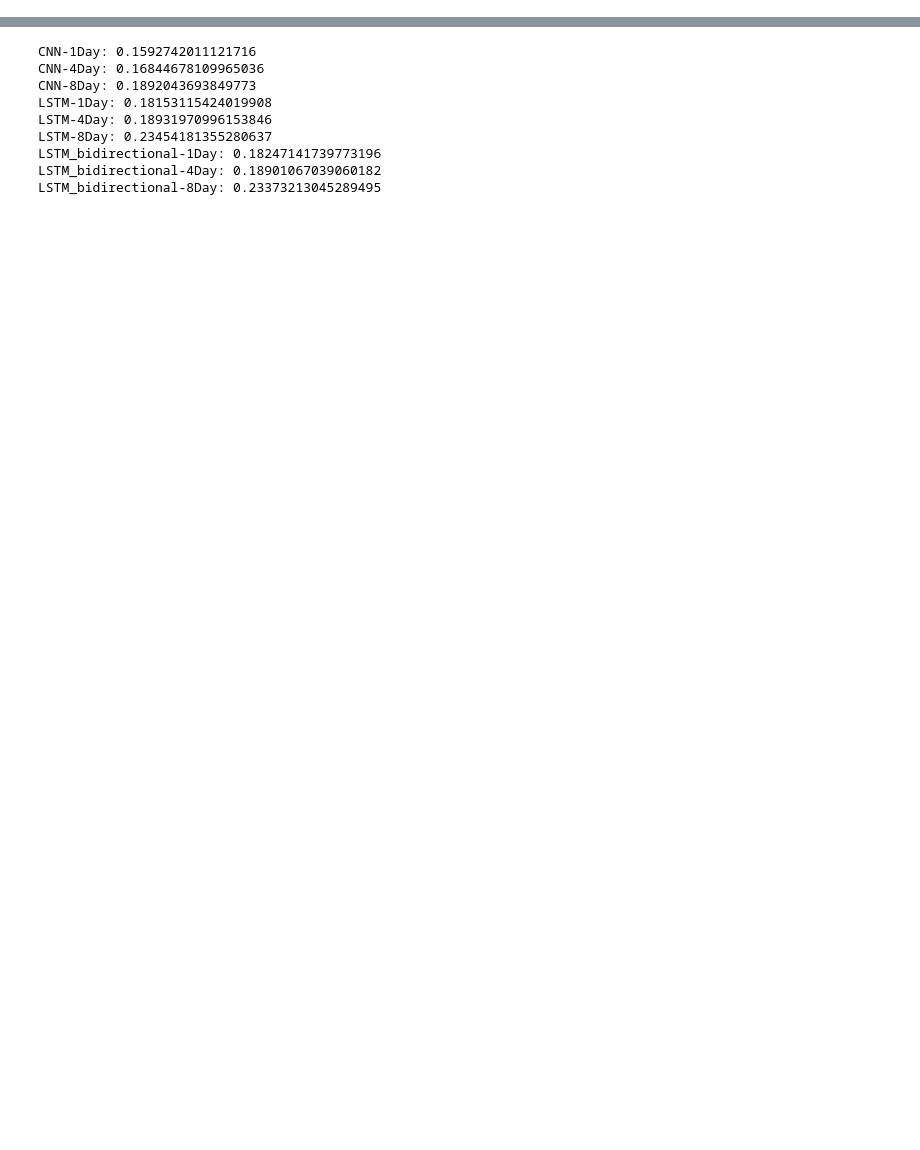
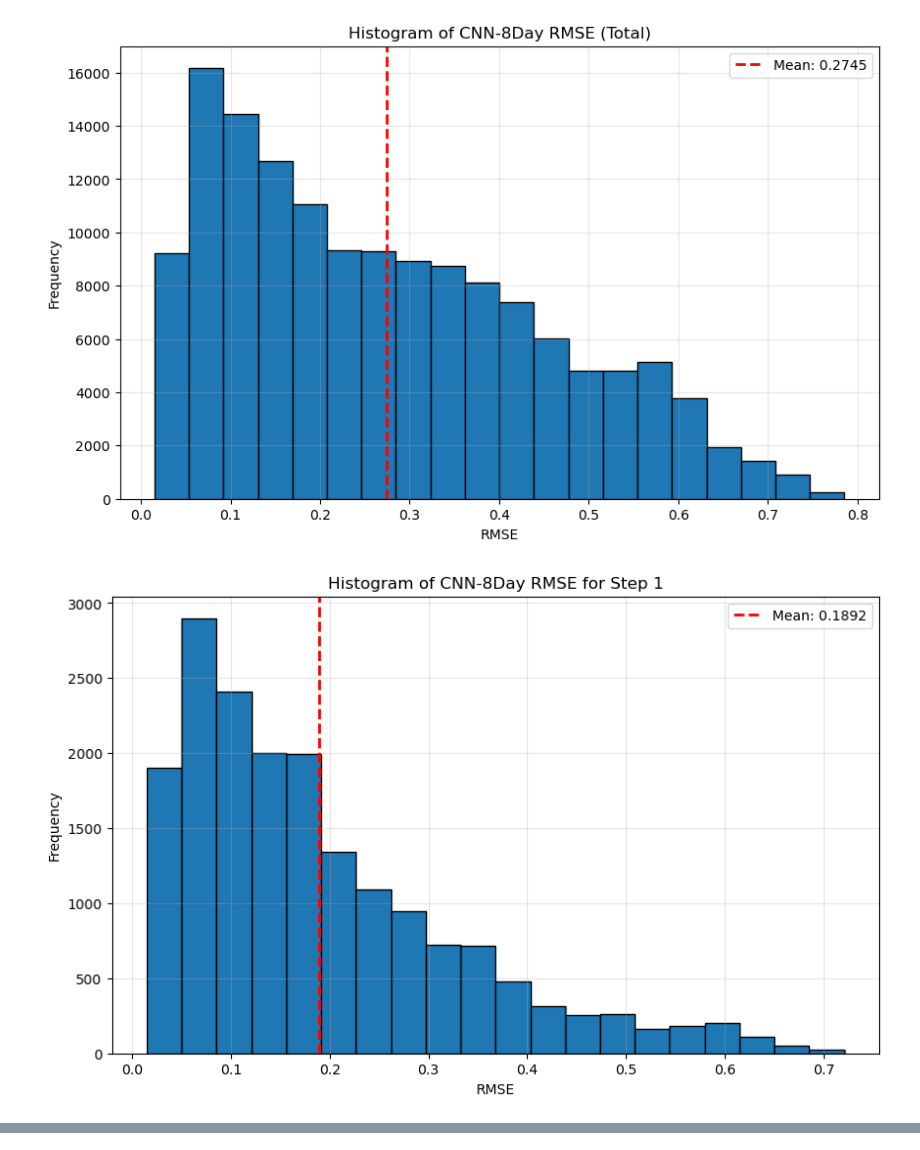
Before and after one commit to paige-marie/cs535_Project, a Jupyter notebook: analysis/Model evaluation.ipynb, the cells around one changed output, grey strips where cells are left out. Drawn from its saved outputs; the diff is of its cells as text; code cells hidden in the pictures; blank space fills up the shorter version.

```diff
--- a/analysis/Model evaluation.ipynb
+++ b/analysis/Model evaluation.ipynb
@@ -60,31 +68,38 @@ def make_histograms(model,instep):
     df_list = []
     for file in csv_files:
         temp_df = pd.read_csv(file)
         df_list.append(temp_df)
 
     df = pd.concat(df_list, ignore_index=True)
 
     for i in range(9):
         if i > 0:
             step_df = df[df['Step'] == i]
             title = f"Histogram of {model}-{instep} RMSE for Step {i}"
             save_file = f"histograms/{model}_{instep}/{model}_{instep}_step{i}.png"
         else:
             step_df = df
             title = f"Histogram of {model}-{instep} RMSE (Total)"
             save_file = f"histograms/{model}_{instep}/{model}_{instep}_total.png"
 
         plt.figure(figsize=(10, 6))
         plt.hist(step_df['Real_NDVI_RMSE'], bins=20, edgecolor='black')
         plt.title(title)
         plt.xlabel('RMSE')
         plt.ylabel('Frequency')
         plt.grid(True, alpha=0.3)
 
+        avg_value=step_df['Real_NDVI_RMSE'].mean()
+
         plt.axvline(avg_value, color='red', linestyle='--', linewidth=2,
             label=f'Mean: {avg_value:.4f}')
+
+        plt.legend()
 
         plt.savefig(save_file)
         plt.show()
 
-make_histograms("LSTM_bidirectional", "8Day")
+make_histograms("CNN", "8Day")
+# %% [output]
+[figure, added]
+[figure, added]
@@ -91,35 +112,0 @@ make_histograms("LSTM_bidirectional", "8Day")
-# %%
-def get_average_rmse(model,instep,step):
-    csv_files = glob.glob(f"/s/bach/b/class/cs535/cs535a/data/eval_results/{model}/{instep}/*.csv")  # Replace with your actual file path
-
-    df_list = []
-    for file in csv_files:
-        temp_df = pd.read_csv(file)
-        if step > 0:
-            df_list.append(temp_df[temp_df['Step'] == step])
-        else:
-            df_list
-
-    df = pd.concat(df_list, ignore_index=True)
-
-    print(f"{model}-{instep}: {df['Real_NDVI_RMSE'].mean()}")
-
-get_average_rmse('CNN', '1Day')
-get_average_rmse('CNN', '4Day')
-get_average_rmse('CNN', '8Day')
-get_average_rmse('LSTM', '1Day')
-get_average_rmse('LSTM', '4Day')
-get_average_rmse('LSTM', '8Day')
-get_average_rmse('LSTM_bidirectional', '1Day')
-get_average_rmse('LSTM_bidirectional', '4Day')
-get_average_rmse('LSTM_bidirectional', '8Day')
-# %% [output]
-CNN-1Day: 0.1592742011121716
-CNN-4Day: 0.16844678109965036
-CNN-8Day: 0.1892043693849773
-LSTM-1Day: 0.18153115424019908
-LSTM-4Day: 0.18931970996153846
-LSTM-8Day: 0.23454181355280637
-LSTM_bidirectional-1Day: 0.18247141739773196
-LSTM_bidirectional-4Day: 0.18901067039060182
-LSTM_bidirectional-8Day: 0.23373213045289495
```
Also changed, not shown: parts of 3 cells of this notebook.
